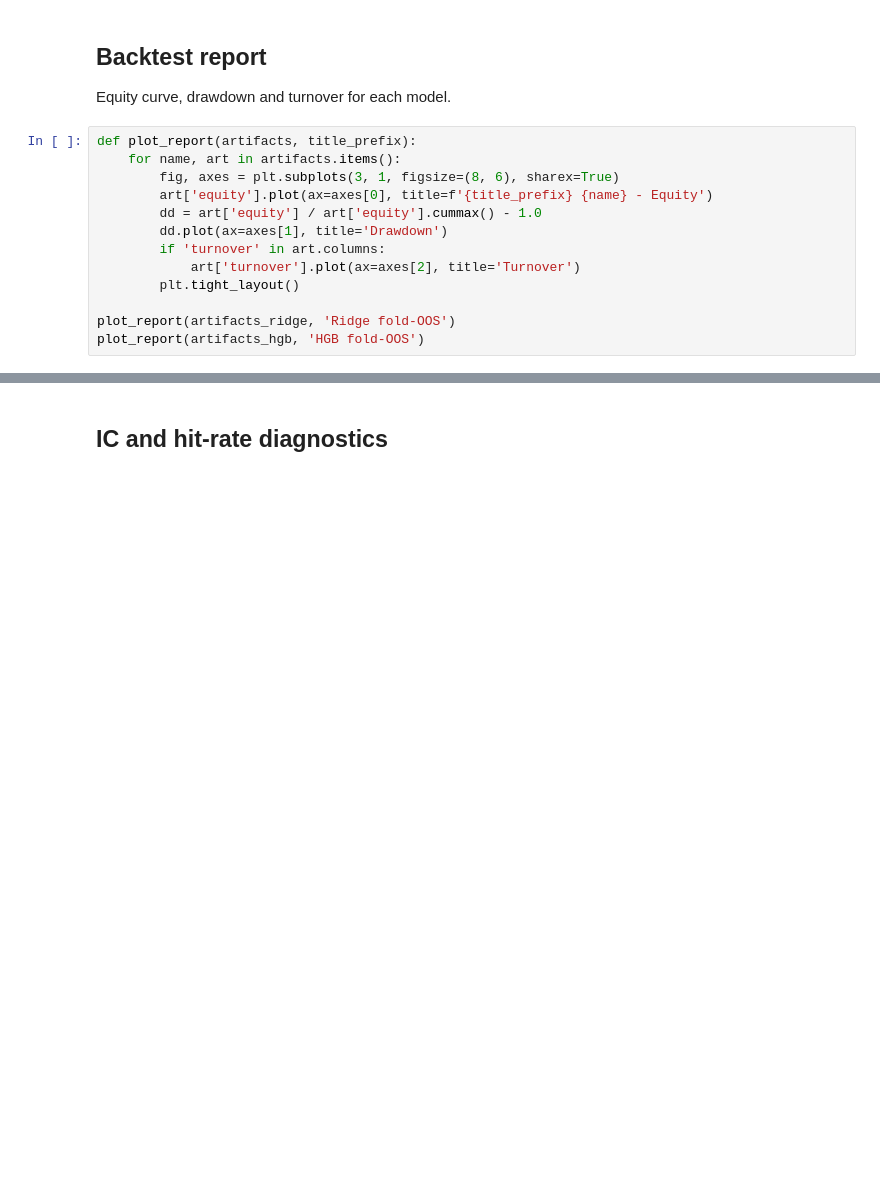
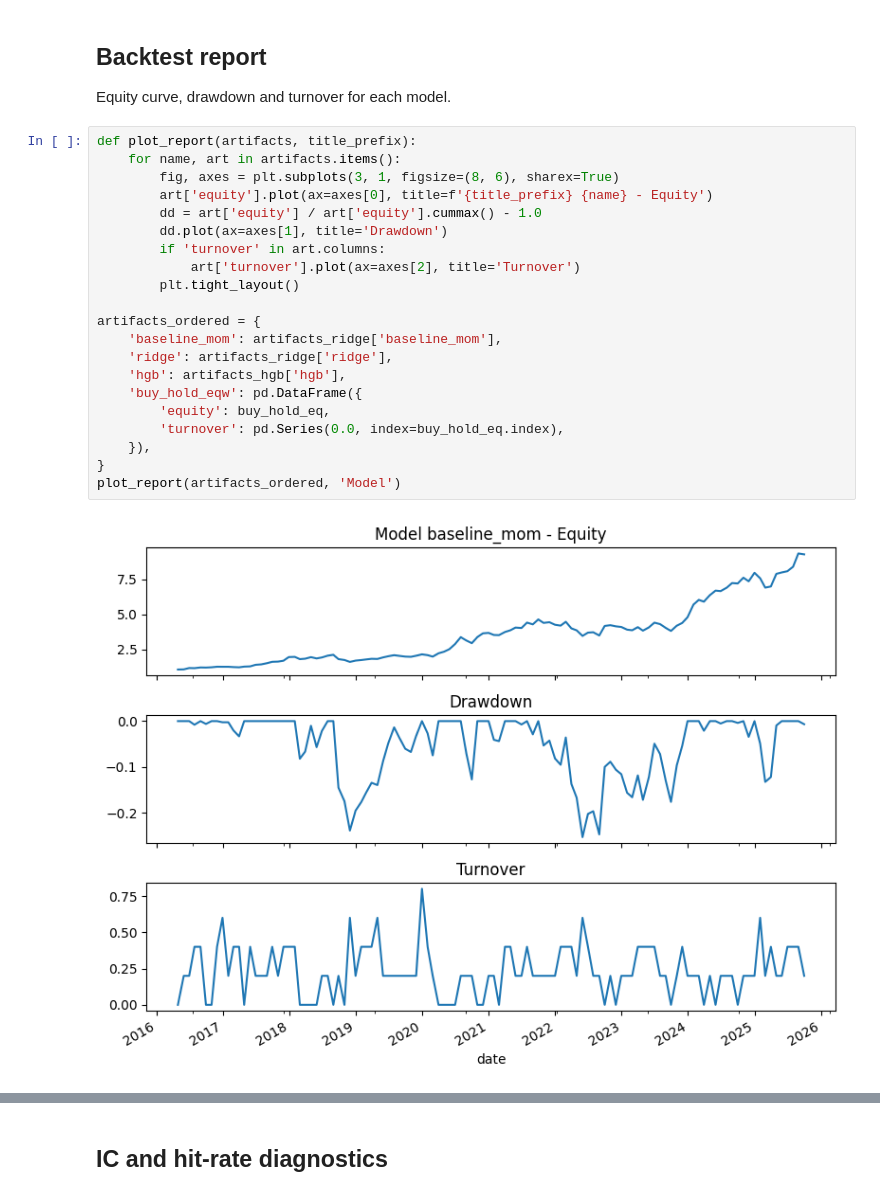
Before and after one commit to IgorDragone/hybrid-stock-prediction-thesis, a Jupyter notebook: notebooks/03_modeling.ipynb, the cells around one changed output, grey strips where cells are left out. Drawn from its saved outputs; the diff is of its cells as text; blank space fills up the shorter version.

```diff
--- a/notebooks/03_modeling.ipynb
+++ b/notebooks/03_modeling.ipynb
@@ -119,13 +198,23 @@ Equity curve, drawdown and turnover for each model.
 # %%
 def plot_report(artifacts, title_prefix):
     for name, art in artifacts.items():
         fig, axes = plt.subplots(3, 1, figsize=(8, 6), sharex=True)
         art['equity'].plot(ax=axes[0], title=f'{title_prefix} {name} - Equity')
         dd = art['equity'] / art['equity'].cummax() - 1.0
         dd.plot(ax=axes[1], title='Drawdown')
         if 'turnover' in art.columns:
             art['turnover'].plot(ax=axes[2], title='Turnover')
         plt.tight_layout()
 
-plot_report(artifacts_ridge, 'Ridge fold‑OOS')
-plot_report(artifacts_hgb, 'HGB fold‑OOS')
+artifacts_ordered = {
+    'baseline_mom': artifacts_ridge['baseline_mom'],
+    'ridge': artifacts_ridge['ridge'],
+    'hgb': artifacts_hgb['hgb'],
+    'buy_hold_eqw': pd.DataFrame({
+        'equity': buy_hold_eq,
+        'turnover': pd.Series(0.0, index=buy_hold_eq.index),
+    }),
+}
+plot_report(artifacts_ordered, 'Model')
+# %% [output]
+[figure, added]
```
Also changed, not shown: parts of 16 cells of this notebook, 15 other files.
